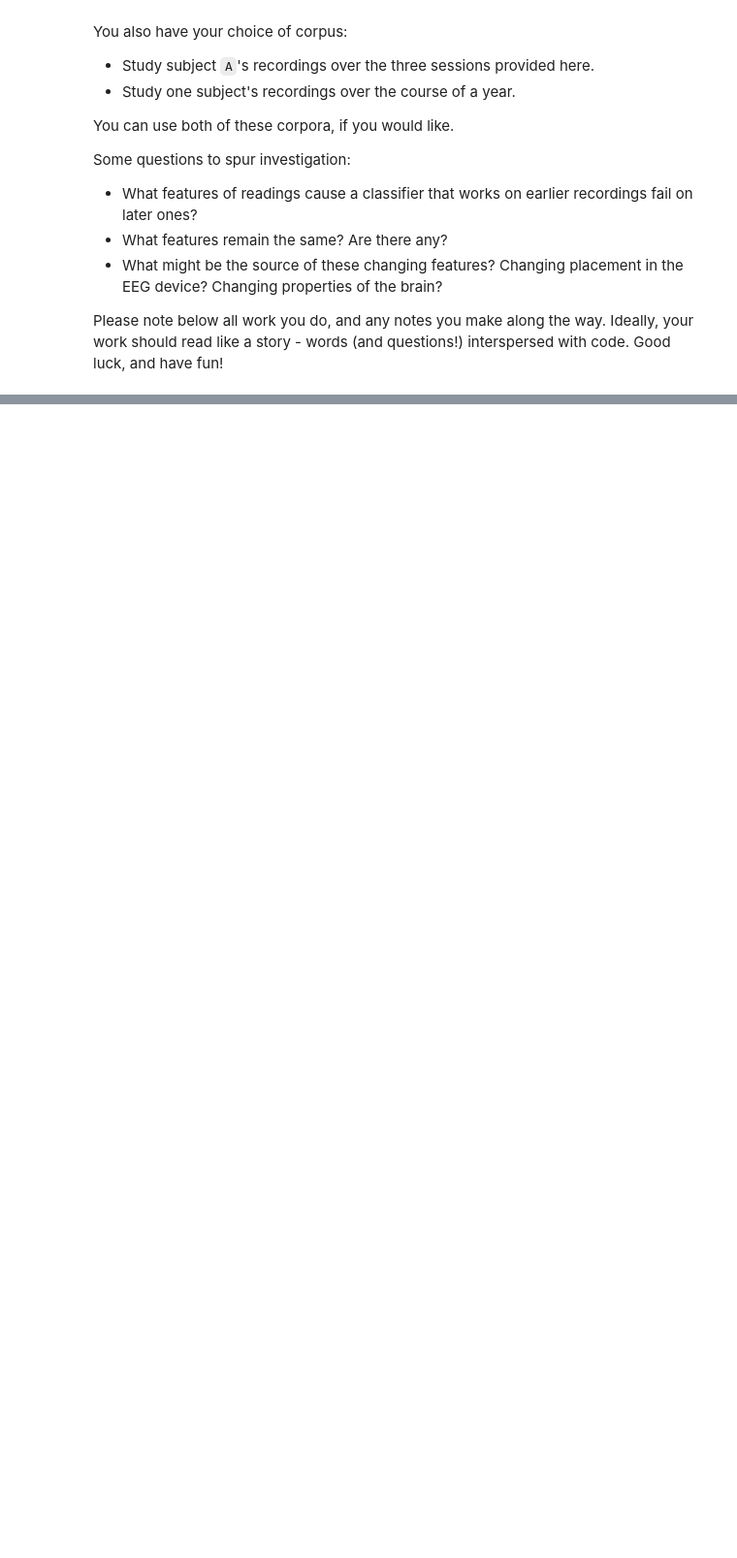
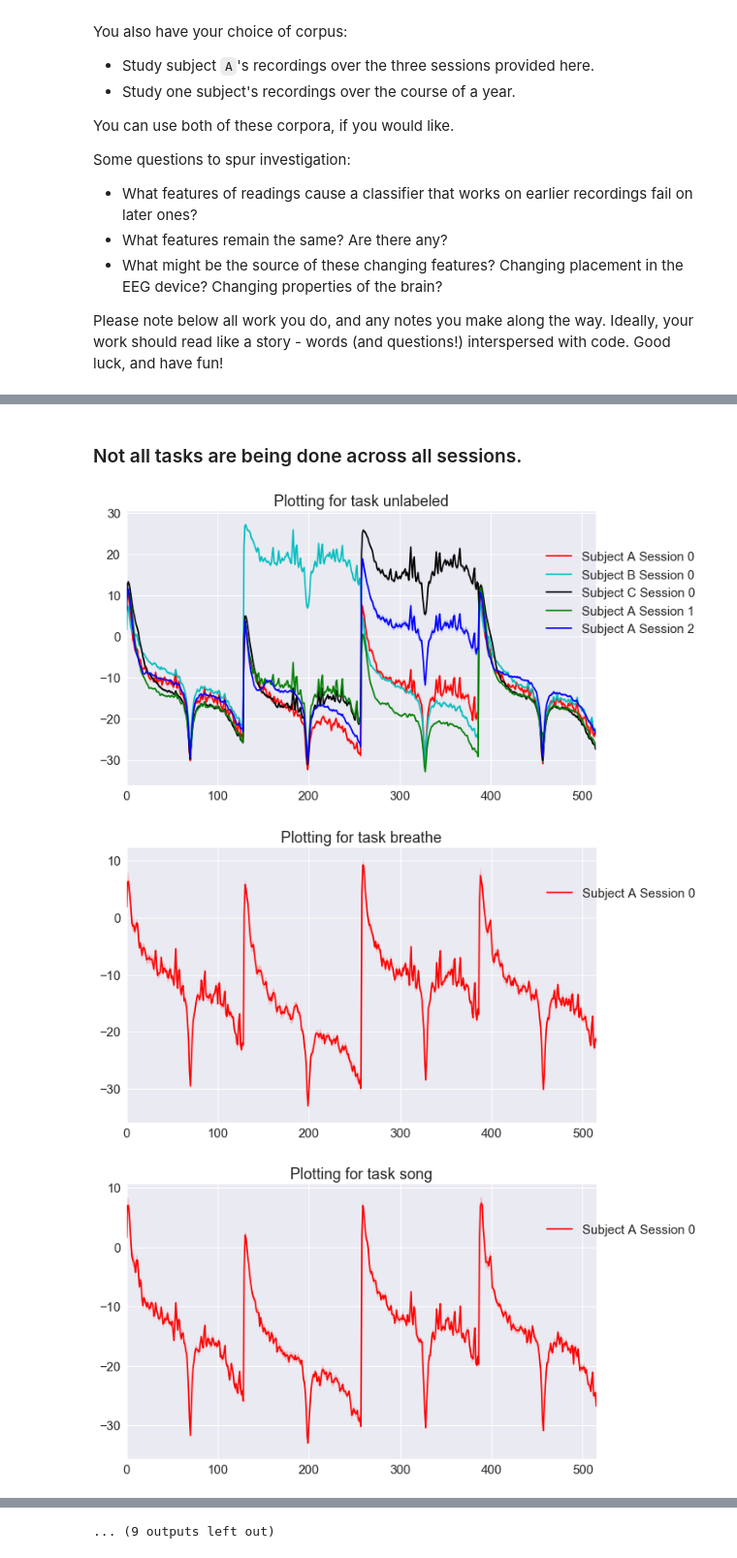
Before and after one commit to suchismitapadhy/290T-mrt-lab2, a Jupyter notebook: lab-2.ipynb, the cells around one changed output, grey strips where cells are left out. Shown at 97% size. Drawn from its saved outputs; the diff is of its cells as text; code cells hidden in the pictures; blank space fills up the shorter version.

```diff
--- a/lab-2.ipynb
+++ b/lab-2.ipynb
@@ -68,0 +79,14 @@ In the context of passthoughts, consider other possibilites for selecting positi
+# %%
+def to_matrix_new (series):
+    return np.array([ x for x in series ])
+
+def readings_right_subject_right_task_new (subj, session=0):
+    return to_matrix_new(dataset[
+        (dataset['subject'] == subj) &
+        (dataset['session'] == session)
+    ].raw_fft)
+
+def readings_wrong_subj_any_task_new (subj):
+    return to_matrix_new(dataset[
+        (dataset['subject'] != subj)
+    ].raw_fft)
@@ -205,0 +275,2 @@ Please note below all work you do, and any notes you make along the way. Ideally
+# %%
+tasks = dataset['label'].unique().tolist()
@@ -205,0 +299,31 @@ Please note below all work you do, and any notes you make along the way. Ideally
+# %% [markdown]
+### Not all tasks are being done across all sessions.
+# %%
+def plot_all(subjects = None):
+    if subjects is None:
+        subjects = ['A', 'B', 'C']
+    plt.rcParams.update({'figure.max_open_warning': 0})
+
+    sessions = [0,1,2]
+    colors = {'A': ['r','g','b'], 'B':['c','m','y'], 'C':['k','k','k']}
+    sns.set(style="darkgrid", font_scale=1.5)
+    for task in tasks:
+        index =0
+        fig = plt.figure(figsize=(10,6))
+        for sess in sessions:
+            for subj in subjects:
+                d = np.array(to_matrix_new(dataset[(dataset['subject'] == subj)
+                                                   & (dataset['session'] == sess)
+                                                   & (dataset['label'] == task)].raw_fft) )
+                if not np.isnan(np.mean(d)):
+                    sns.tsplot(data=d, condition="Subject "+subj+" Session "+str(sess),legend=True,color=colors[subj][sess])
+                    plt.title("Plotting for task "+task)
+                    plt.legend(bbox_to_anchor=(0.8, 0.8),bbox_transform=plt.gcf().transFigure)
+    plt.show()
+    fig.clf()
+# %%
+plot_all()
+# %% [output]
+[figure, added]
+[figure, added]
+[figure, added]
@@ -205,0 +339 @@ Please note below all work you do, and any notes you make along the way. Ideally
+... (9 outputs left out)
```
Also changed, not shown: parts of 21 cells of this notebook.
